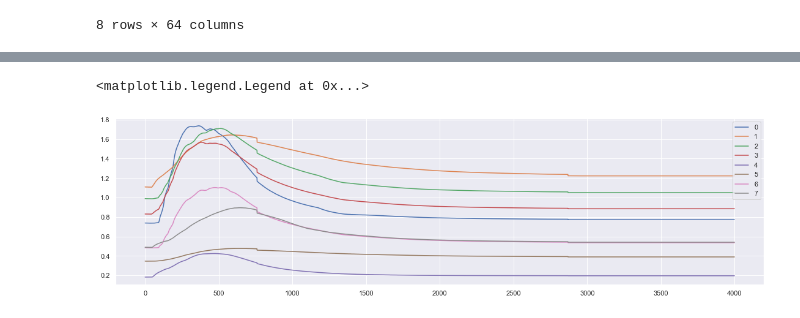
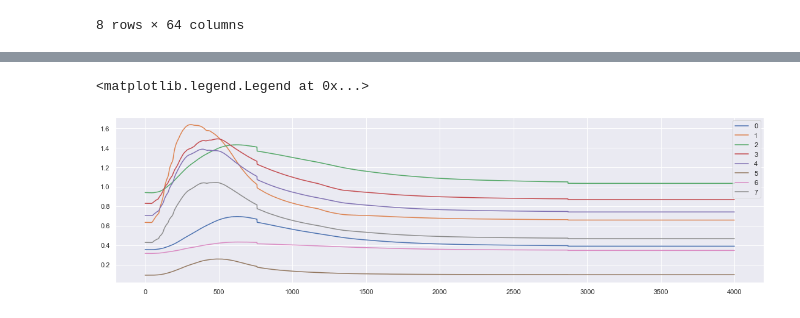
Before and after one commit to MohamedNennouche/COPD-Detection, a Jupyter notebook: COPD-notebook.ipynb, the cells around one changed output, grey strips where cells are left out. Saved outputs shown, nothing was run; the diff lists cells and outputs as text; code cells hidden in the pictures.

```diff
--- a/COPD-notebook.ipynb
+++ b/COPD-notebook.ipynb
@@ -100,12 +123,12 @@ On peut aussi remarquer que tous les fichiers ne contiennent aucune valeur manqu
 # %%
-data_capteurs0 = []
+data_capteurs_smokers = []
 for i in range(8) :
-    data = monFichier[i]
-    for j in range(8) :
-        data += monFichier[i+1+8*(j+1)]
-    data_capteurs0.append(list(data))
-data_capteurs0 = pd.DataFrame(data_capteurs0)
-data_capteurs0 = data_capteurs0.T
-data_capteurs0
+    data = data_smokers[i]
+    for j in range(1,8) :
+        data += data_smokers[i+8*j]
+    data_capteurs_smokers.append(list(data))
+data_capteurs_smokers = pd.DataFrame(data_capteurs_smokers)
+data_capteurs_smokers = data_capteurs_smokers.T
+data_capteurs_smokers
 # %% [output]
 |  | 0 | 1 | 2 | 3 | 4 | 5 | 6 | 7 |
@@ -140,0 +147,3 @@ data_capteurs0
+# %%
+data_capteurs_smokers /= 8
+data_capteurs_smokers
@@ -141,8 +164,8 @@ data_capteurs0
 # %%
 plt.figure(figsize=(19,5))
 for i in range(8) :
-    data_capteurs0[i].plot(label=i)
+    data_capteurs_smokers[i].plot(label=i)
 plt.legend()
 # %% [output]
 <matplotlib.legend.Legend at 0x...>
-[figure, old version]
+[figure, new version]
```
Also changed, not shown: parts of 25 cells of this notebook.
